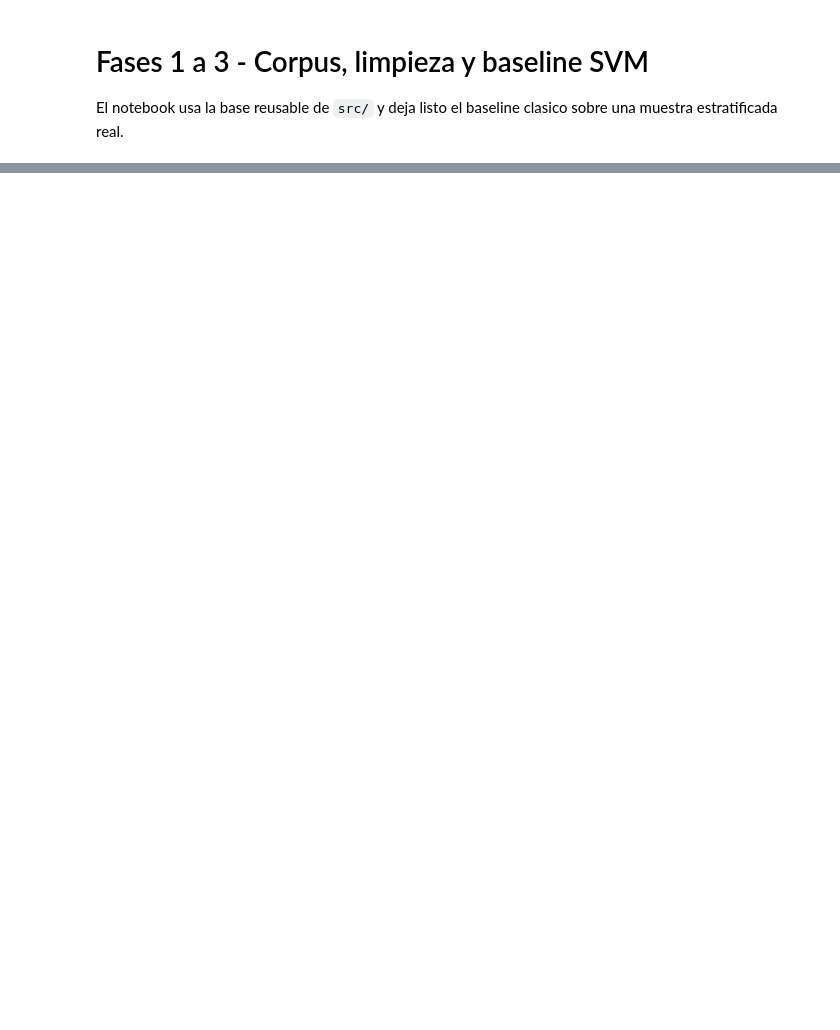
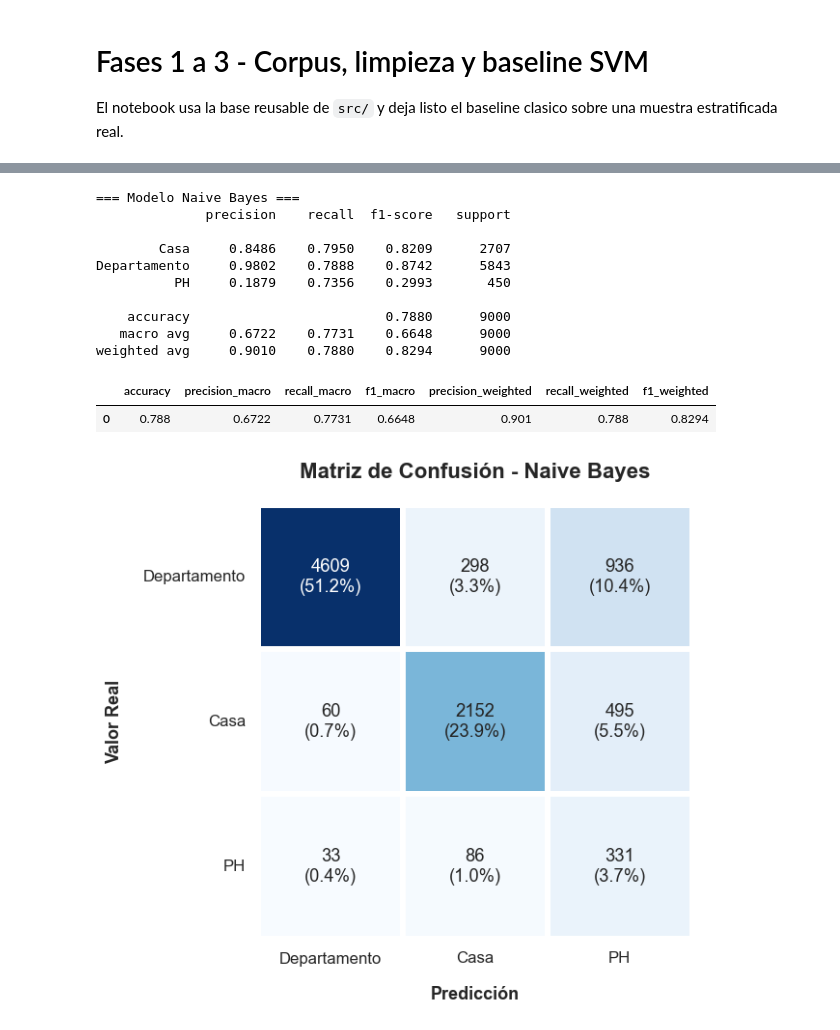
Before and after one commit to Fede0808/nlp_trabajo_final, a Jupyter notebook: notebooks/01_fases_1_a_3_corpus_y_svm.ipynb, the cells around one changed output, grey strips where cells are left out. Drawn from its saved outputs; the diff is of its cells as text; code cells hidden in the pictures; blank space fills up the shorter version.

Commit message:
Cambio de procesameinto segun tipo de modelo, train balanceado, deteccion de data leakage, modelos censurados

```diff
--- a/notebooks/01_fases_1_a_3_corpus_y_svm.ipynb
+++ b/notebooks/01_fases_1_a_3_corpus_y_svm.ipynb
@@ -91,0 +163,33 @@ if plt is not None and sns is not None:
+# %%
+# Entrenamiento y evaluación del modelo Naive Bayes
+modelo_bayes = entrenar_modelo_bayes(
+    df_entrenamiento,
+    df_entrenamiento[COLUMNA_OBJETIVO],
+    columna_texto=COLUMNA_TEXTO_LIMPIO,
+)
+predicciones_bayes = modelo_bayes.predict(df_prueba[COLUMNA_TEXTO_LIMPIO])
+
+print("=== Modelo Naive Bayes ===")
+print(construir_reporte_clasificacion(df_prueba[COLUMNA_OBJETIVO], predicciones_bayes))
+display(construir_tabla_metricas(df_prueba[COLUMNA_OBJETIVO], predicciones_bayes))
+
+dibujar_matriz_confusion_profesional(
+    df_prueba[COLUMNA_OBJETIVO],
+    predicciones_bayes,
+    etiquetas_ordenadas=['Departamento', 'Casa', 'PH'],
+    titulo='Matriz de Confusión - Naive Bayes'
+)
+# %% [output]
+=== Modelo Naive Bayes ===
+              precision    recall  f1-score   support
+
+        Casa     0.8486    0.7950    0.8209      2707
+Departamento     0.9802    0.7888    0.8742      5843
+          PH     0.1879    0.7356    0.2993       450
+
+    accuracy                         0.7880      9000
+   macro avg     0.6722    0.7731    0.6648      9000
+weighted avg     0.9010    0.7880    0.8294      9000
+|  | accuracy | precision_macro | recall_macro | f1_macro | precision_weighted | recall_weighted | f1_weighted |
+| 0 | 0.788 | 0.6722 | 0.7731 | 0.6648 | 0.901 | 0.788 | 0.8294 |
+[figure, added]
```
Also changed, not shown: parts of 12 cells of this notebook, 10 other files.
